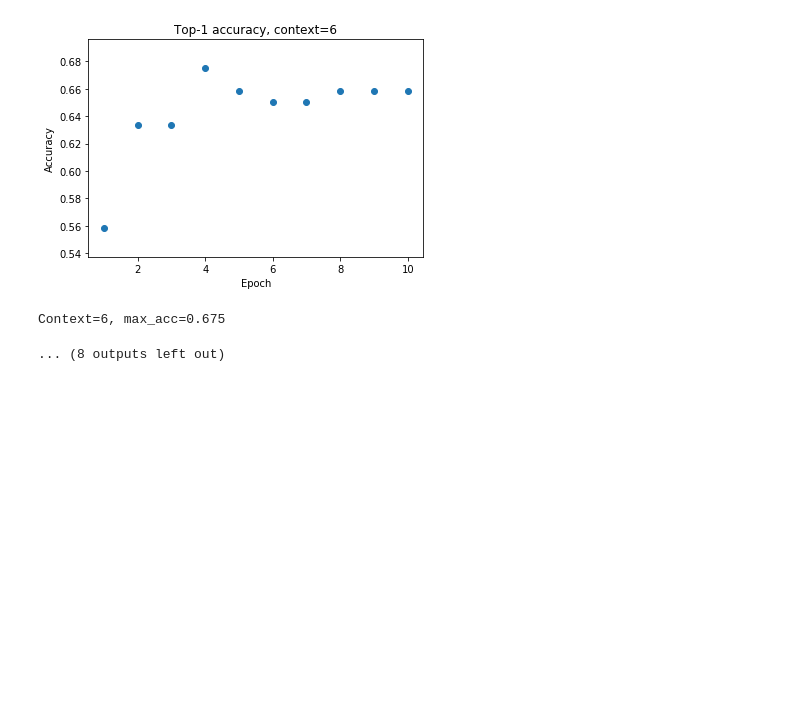
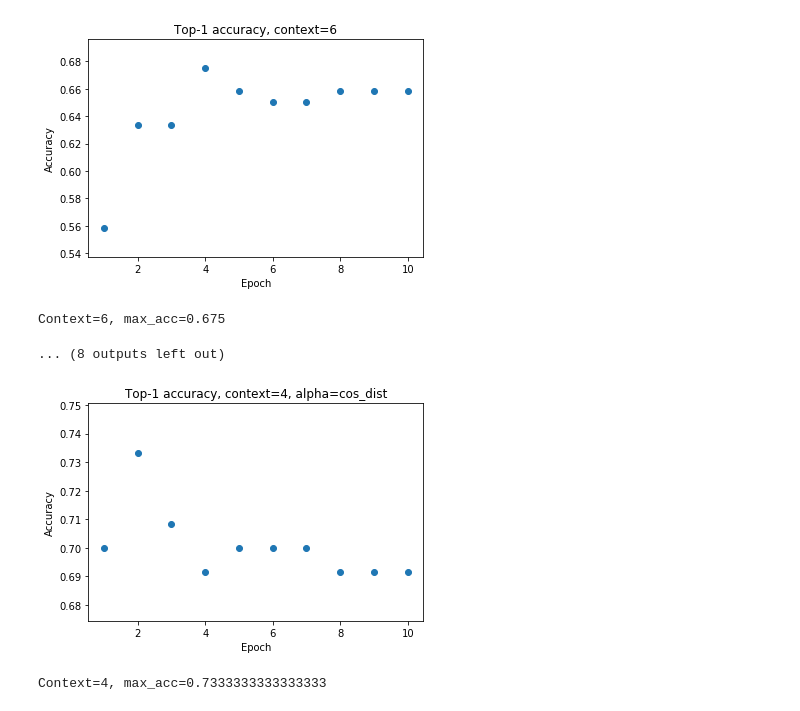
Before and after one commit to gberinger/automatic-wiki-links, a Jupyter notebook: experiments/epochs/epoch_plots.ipynb, the cells around one changed output. Drawn from its saved outputs; the diff is of its cells as text; code cells hidden in the pictures; blank space fills up the shorter version.

```diff
--- a/experiments/epochs/epoch_plots.ipynb
+++ b/experiments/epochs/epoch_plots.ipynb
@@ -38,3 +38,15 @@ Context=5, max_acc=0.7166666666666667
 [figure]
 Context=6, max_acc=0.675
 ... (8 outputs left out)
+# %%
+results_df = pd.read_csv('results_4_cos_dist.csv')
+plt.scatter(results_df['epoch'], results_df['top1_acc'])
+plt.xlabel('Epoch')
+plt.ylabel('Accuracy')
+plt.title('Top-1 accuracy, context=4, alpha=cos_dist')
+plt.savefig('top1_acc_4_cos_dist.png')
+plt.show()
+print('Context=4, max_acc={}'.format(results_df['top1_acc'].max()))
+# %% [output]
+[figure, added]
+Context=4, max_acc=0.7333333333333333
```
Also changed, not shown: parts of 1 cell of this notebook, 6 other files.
